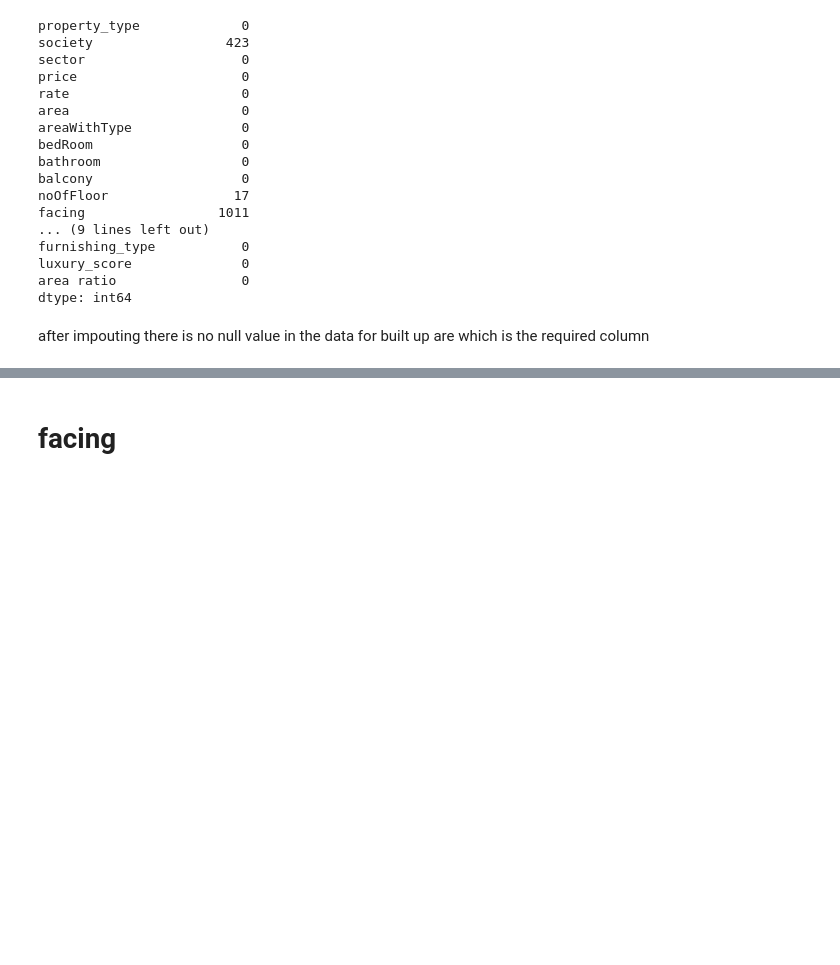
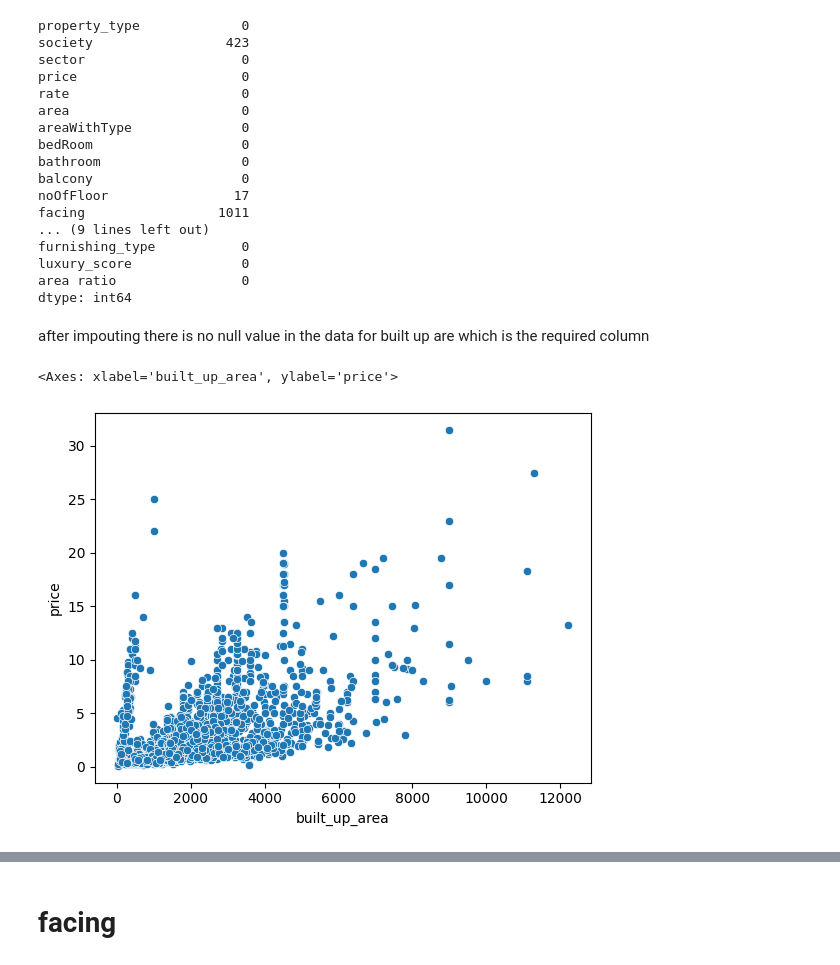
Before and after one commit to karansingh-chauhan/Real-Estate-Analysis, a Jupyter notebook: missing imputation/missingvalue.ipynb, the cells around one changed output, grey strips where cells are left out. Cells and saved outputs as stored; diff of their text form; code cells hidden in the pictures; blank space fills up the shorter version.

```diff
--- a/missing imputation/missingvalue.ipynb
+++ b/missing imputation/missingvalue.ipynb
@@ -201,3 +201,8 @@ area ratio                0
 dtype: int64
 # %% [markdown]
 after impouting there is no null value in the data for built up are which is the required column
+# %%
+sns.scatterplot(y=train_df['price'],x=train_df['built_up_area'])
+# %% [output]
+<Axes: xlabel='built_up_area', ylabel='price'>
+[figure, added]
```
Also changed, not shown: parts of 33 cells of this notebook, 1 other file.
